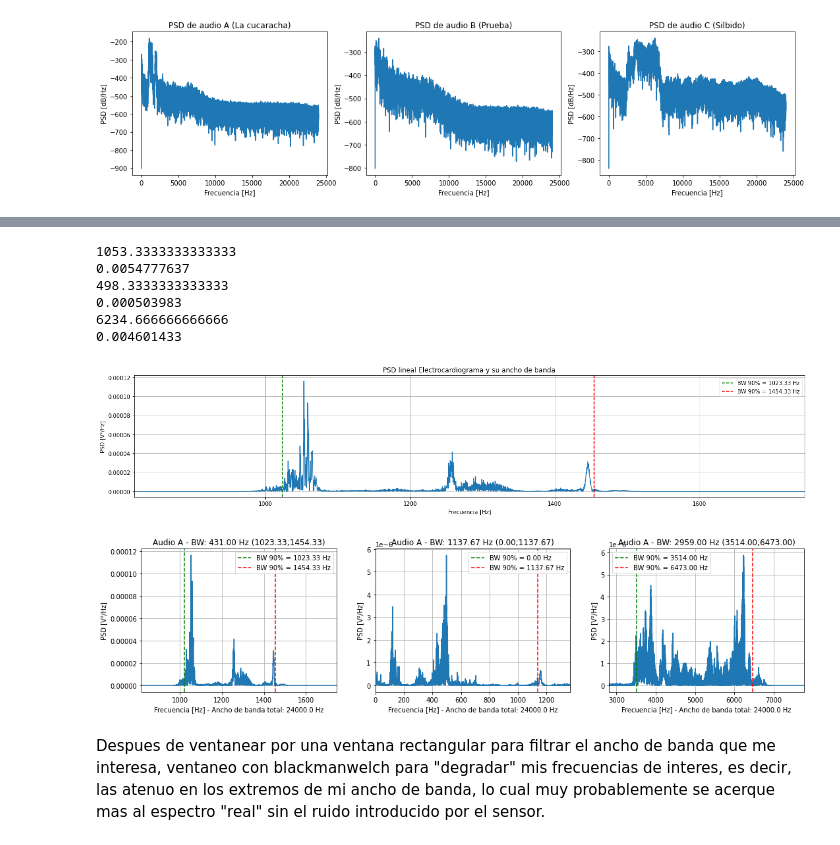
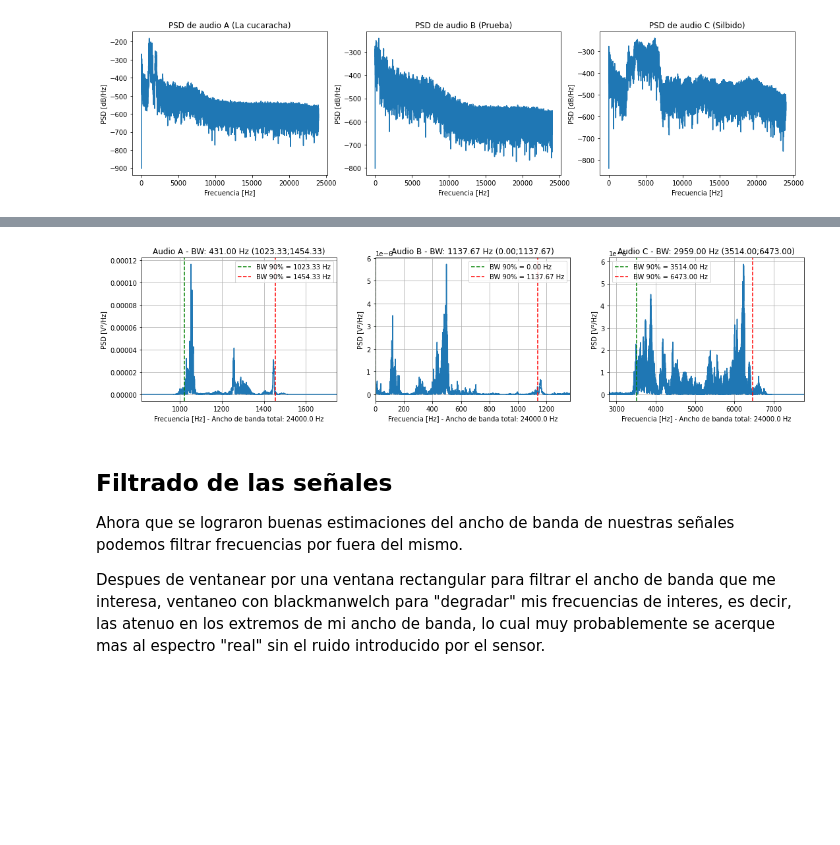
Before and after one commit to mnoe893/PDS_UTNBA_2025, a Jupyter notebook: TS7_estim_ancho_de_banda.ipynb, the cells around one changed output, grey strips where cells are left out. Drawn from its saved outputs; the diff is of its cells as text; code cells hidden in the pictures; blank space fills up the shorter version.

```diff
--- a/TS7_estim_ancho_de_banda.ipynb
+++ b/TS7_estim_ancho_de_banda.ipynb
@@ -174,53 +167,37 @@ def obtener_bw_pasabanda(psd,ff,porcentaje):
         else:           # En el caso de que haya igual potencia en ambos lados, aumento mi bw para ambos lados
             ind_der += 1
             ind_izq -= 1
-    print(origen*df)
-    print(pot_tot)
     return (ind_izq)*df, (ind_der)*df
 
 lim_izq_a,lim_der_a = obtener_bw_pasabanda(psd_wav_A,ff_wav_A,0.9)
 lim_izq_b,lim_der_b = obtener_bw_pasabanda(psd_wav_B,ff_wav_B,0.9)
 lim_izq_c,lim_der_c = obtener_bw_pasabanda(psd_wav_C,ff_wav_C,0.9)
 
-plt.figure(figsize=(18, 4))
-plt.plot(ff_wav_A, psd_wav_A); plt.xlim(a*0.8, b*1.2)
-plt.axvline(x=lim_izq_a, color='green', linestyle='--', label=f'BW 90% = {lim_izq_a:.2f} Hz')
-plt.axvline(x=lim_der_a, color='red', linestyle='--', label=f'BW 90% = {lim_der_a:.2f} Hz')
-plt.title("PSD lineal Electrocardiograma y su ancho de banda")
-plt.xlabel("Frecuencia [Hz]"); plt.ylabel("PSD [V²/Hz]")
-plt.grid(True)
-plt.legend()
-plt.tight_layout()
-plt.show()
-
+### GRAFICOS ###
 
 plt.figure(figsize=(18, 4))
 plt.subplot(1,3,1); plt.plot(ff_wav_A, psd_wav_A); plt.xlim(lim_izq_a*0.8, lim_der_a*1.2)
 plt.axvline(x=lim_izq_a, color='green', linestyle='--', label=f'BW 90% = {lim_izq_a:.2f} Hz')
 plt.axvline(x=lim_der_a, color='red', linestyle='--', label=f'BW 90% = {lim_der_a:.2f} Hz')
 plt.title(f"Audio A - BW: {lim_der_a-lim_izq_a:.2f} Hz ({lim_izq_a:.2f};{lim_der_a:.2f})")
 plt.xlabel(f"Frecuencia [Hz] - Ancho de banda total: {np.round(ff_wav_A[-1])} Hz"); plt.ylabel("PSD [V²/Hz]"); plt.grid(True); plt.legend()
 
 plt.subplot(1,3,2); plt.plot(ff_wav_B, psd_wav_B); plt.xlim(lim_izq_b*0.8, lim_der_b*1.2)
 plt.axvline(x=lim_izq_b, color='green', linestyle='--', label=f'BW 90% = {lim_izq_b:.2f} Hz')
 plt.axvline(x=lim_der_b, color='red', linestyle='--', label=f'BW 90% = {lim_der_b:.2f} Hz')
 plt.title(f"Audio B - BW: {lim_der_b-lim_izq_b:.2f} Hz ({lim_izq_b:.2f};{lim_der_b:.2f})")
 plt.xlabel(f"Frecuencia [Hz] - Ancho de banda total: {np.round(ff_wav_B[-1])} Hz"); plt.ylabel("PSD [V²/Hz]"); plt.grid(True); plt.legend()
 
 plt.subplot(1,3,3); plt.plot(ff_wav_C, psd_wav_C); plt.xlim(lim_izq_c*0.8, lim_der_c*1.2)
 plt.axvline(x=lim_izq_c, color='green', linestyle='--', label=f'BW 90% = {lim_izq_c:.2f} Hz')
 plt.axvline(x=lim_der_c, color='red', linestyle='--', label=f'BW 90% = {lim_der_c:.2f} Hz')
 plt.title(f"Audio C - BW: {lim_der_c-lim_izq_c:.2f} Hz ({lim_izq_c:.2f};{lim_der_c:.2f})")
 plt.xlabel(f"Frecuencia [Hz] - Ancho de banda total: {np.round(ff_wav_C[-1])} Hz"); plt.ylabel("PSD [V²/Hz]"); plt.grid(True); plt.legend()
 plt.show()
 # %% [output]
-1053.3333333333333
-0.0054777637
-498.3333333333333
-0.000503983
-6234.666666666666
-0.004601433
-[figure, old version]
+[figure, new version]
-[figure, removed]
-# %% [markdown]
-Despues de ventanear por una ventana rectangular para filtrar el ancho de banda que me interesa, ventaneo con blackmanwelch para "degradar" mis frecuencias de interes, es decir, las atenuo en los extremos de mi ancho de banda, lo cual muy probablemente se acerque mas al espectro "real" sin el ruido introducido por el sensor.
+# %% [markdown]
+## Filtrado de las señales
+Ahora que se lograron buenas estimaciones del ancho de banda de nuestras señales podemos filtrar frecuencias por fuera del mismo.
+
+Despues de ventanear por una ventana rectangular para filtrar el ancho de banda que me interesa, ventaneo con blackmanwelch para "degradar" mis frecuencias de interes, es decir, las atenuo en los extremos de mi ancho de banda, lo cual muy probablemente se acerque mas al espectro "real" sin el ruido introducido por el sensor.
```
Also changed, not shown: parts of 3 cells of this notebook.
